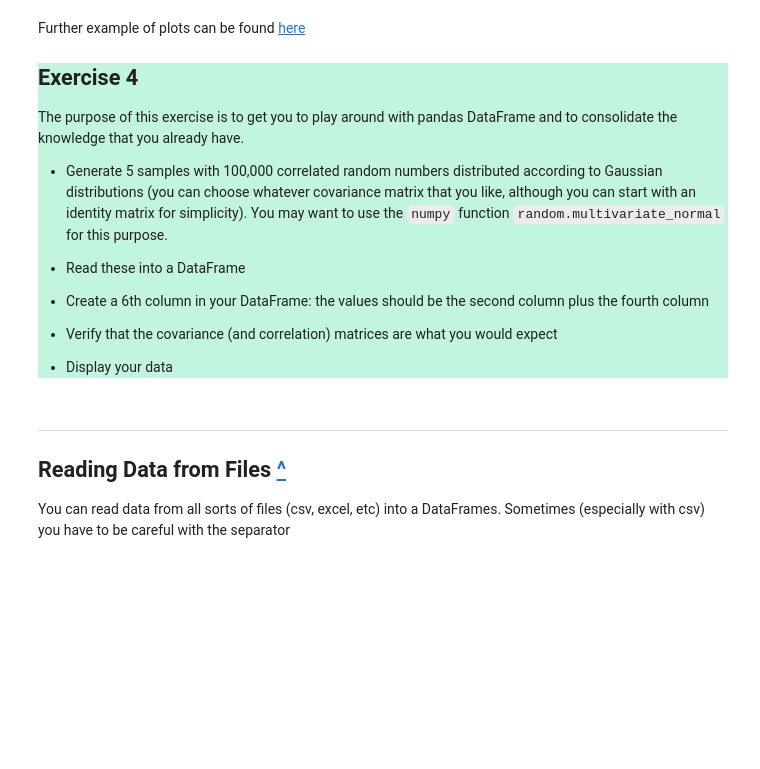
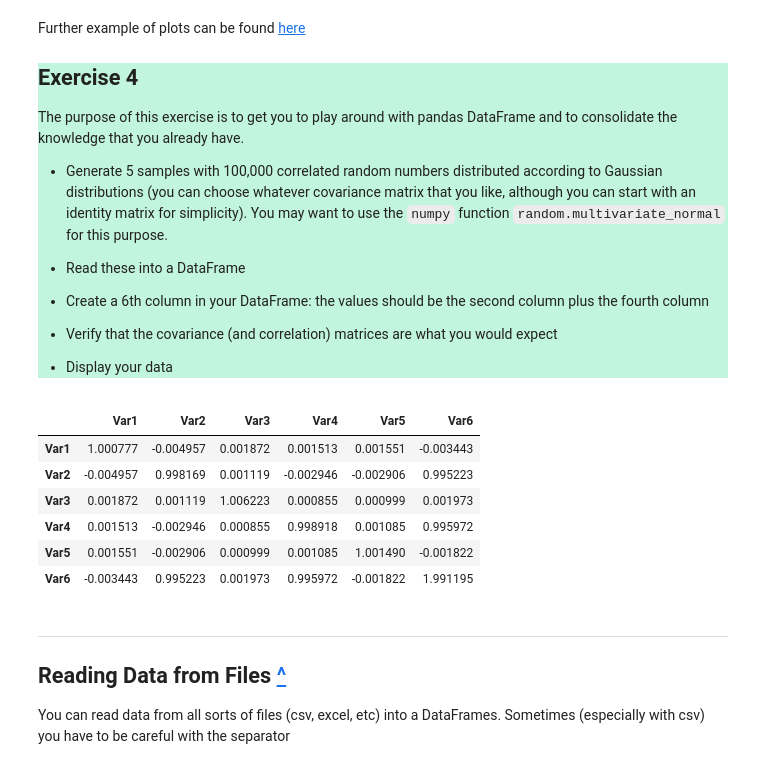
Before and after one commit to k4v1t/machine-and-deep-learning, a Jupyter notebook: week02/Week_2_2025_basics_pandas.ipynb, the cells around one changed output. Cells and saved outputs as stored; diff of their text form; code cells hidden in the pictures; blank space fills up the shorter version.

```diff
--- a/week02/Week_2_2025_basics_pandas.ipynb
+++ b/week02/Week_2_2025_basics_pandas.ipynb
@@ -683,6 +683,28 @@ The purpose of this exercise is to get you to play around with pandas DataFrame
 * Verify that the covariance (and correlation) matrices are what you would expect
 
 * Display your data
+# %%
+import numpy as np
+import pandas as pd
+num_var = 5
+means = np.zeros(num_var)
+cov_matrix = np.identity(num_var)
+num_samples = 100000
+col_names = ['Var1', 'Var2', 'Var3', 'Var4', 'Var5']
+random_multivariate = np.random.multivariate_normal(means, cov_matrix, num_samples)
+df = pd.DataFrame(random_multivariate, columns=col_names)
+df = df.assign(
+    Var6 = df['Var2'] + df['Var4']
+)
+df.cov()
+# %% [output]
+|  | Var1 | Var2 | Var3 | Var4 | Var5 | Var6 |
+| Var1 | 1.000777 | -0.004957 | 0.001872 | 0.001513 | 0.001551 | -0.003443 |
+| Var2 | -0.004957 | 0.998169 | 0.001119 | -0.002946 | -0.002906 | 0.995223 |
+| Var3 | 0.001872 | 0.001119 | 1.006223 | 0.000855 | 0.000999 | 0.001973 |
+| Var4 | 0.001513 | -0.002946 | 0.000855 | 0.998918 | 0.001085 | 0.995972 |
+| Var5 | 0.001551 | -0.002906 | 0.000999 | 0.001085 | 1.001490 | -0.001822 |
+| Var6 | -0.003443 | 0.995223 | 0.001973 | 0.995972 | -0.001822 | 1.991195 |
 # %% [markdown]
 <hr style="border:2px solid gray">
 
```
